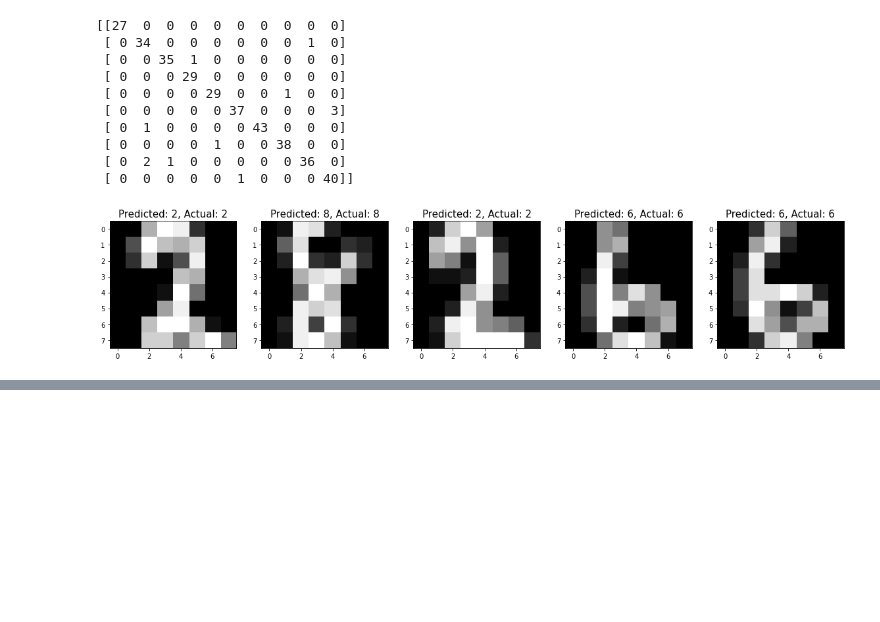
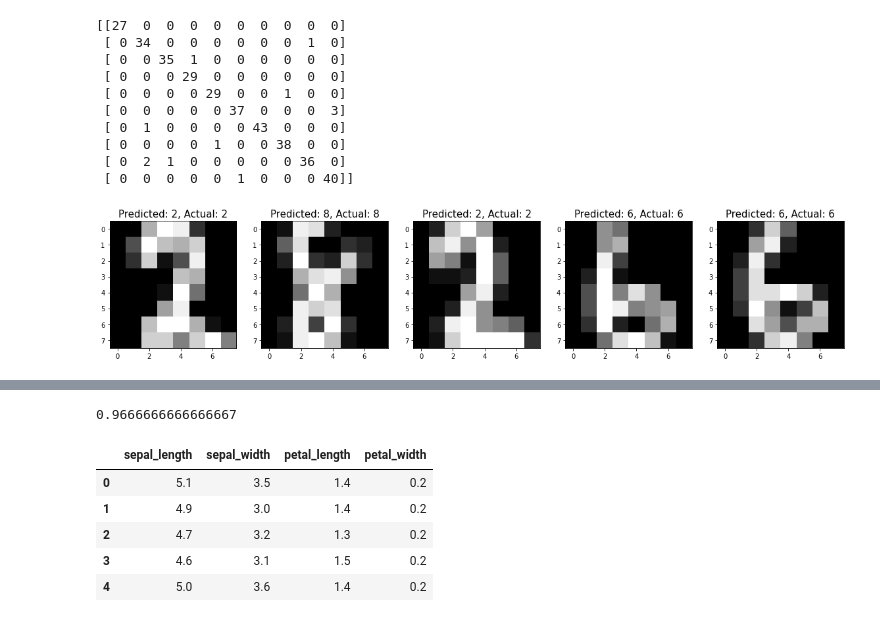
Before and after one commit to dilshad-geol/Data-Science-with-Python, a Jupyter notebook: 00_Everthing_in_Complete_Notebook.ipynb, the cells around one changed output, grey strips where cells are left out. Drawn from its saved outputs; the diff is of its cells as text; code cells hidden in the pictures; blank space fills up the shorter version.

```diff
--- a/00_Everthing_in_Complete_Notebook.ipynb
+++ b/00_Everthing_in_Complete_Notebook.ipynb
@@ -5285,0 +5357,32 @@ for plotIndex, badIndex in enumerate (misclassifiedIndexes[0:5]):
+# %%
+from sklearn.model_selection import train_test_split
+from sklearn.metrics import accuracy_score
+
+X_train, X_test, y_train, y_test = train_test_split(X, y, test_size=0.2, random_state= 1) #(80, 20)
+# X_train, X_test, y_train, y_test = train_test_split(X, y, test_size=0.3, random_state= 1) #(70,30)
+# X_train, X_test, y_train, y_test = train_test_split(X, y, test_size=0.1, random_state= 1) #(90,10)
+
+# create a model
+model = DecisionTreeClassifier()
+
+# fitting the  model
+model.fit(X_train, y_train)
+
+predicted_values = model.predict(X_test)
+predicted_values
+
+# checking acuracy score
+# y_test = actual_values
+score = accuracy_score(y_test, predicted_values)
+score
+# %% [output]
+0.9666666666666667
+# %%
+X.head()
+# %% [output]
+|  | sepal_length | sepal_width | petal_length | petal_width |
+| 0 | 5.1 | 3.5 | 1.4 | 0.2 |
+| 1 | 4.9 | 3.0 | 1.4 | 0.2 |
+| 2 | 4.7 | 3.2 | 1.3 | 0.2 |
+| 3 | 4.6 | 3.1 | 1.5 | 0.2 |
+| 4 | 5.0 | 3.6 | 1.4 | 0.2 |
```
Also changed, not shown: parts of 21 cells of this notebook, 3 other files.
